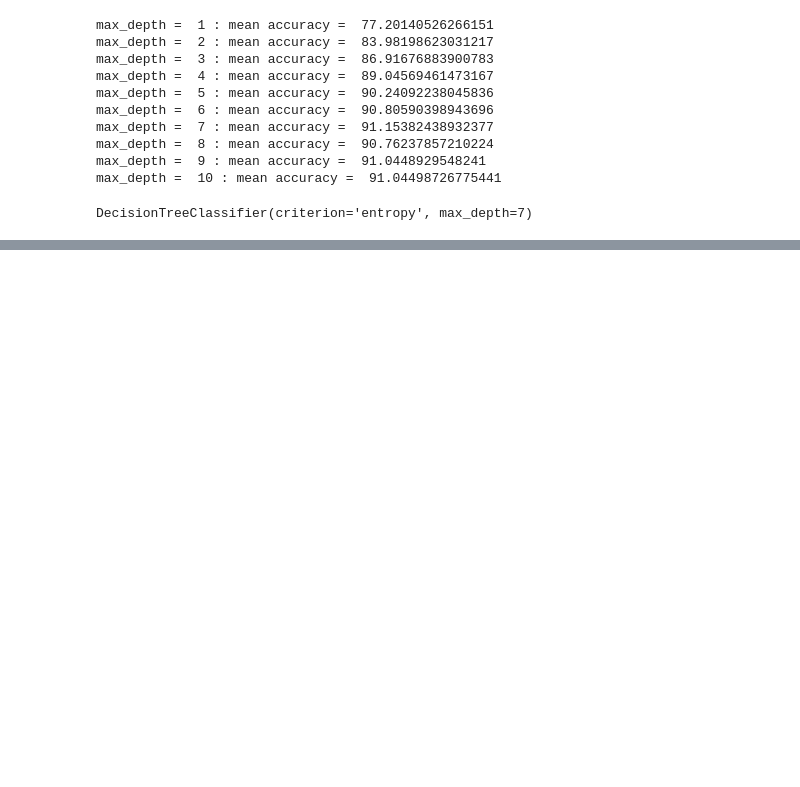
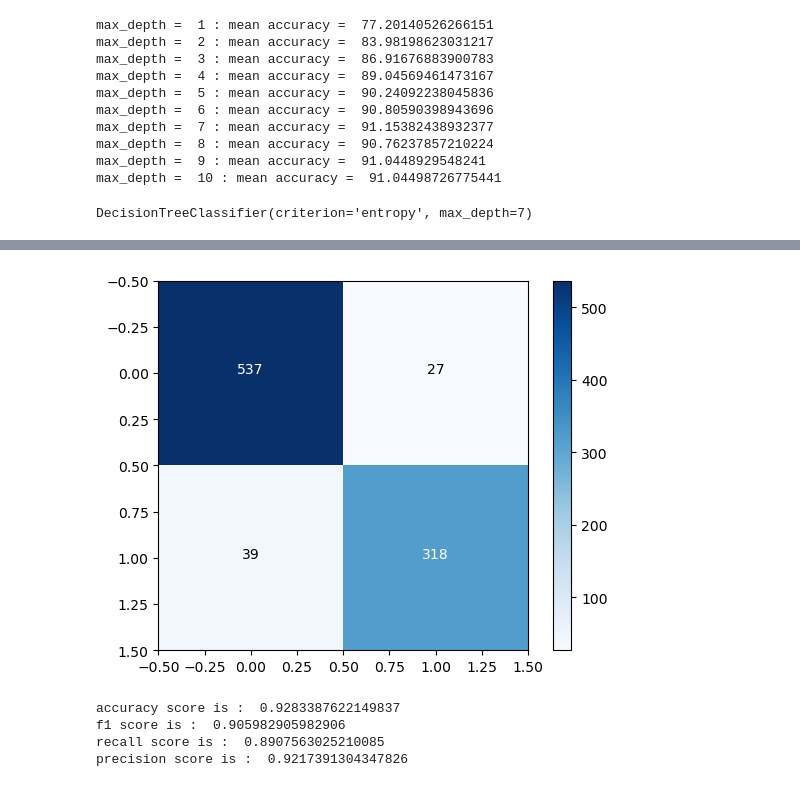
Before and after one commit to SachinHansaka/CM2604-Machine-Learning-CW, a Jupyter notebook: Decision Tree Model/DecisionTree_spambase.ipynb, the cells around one changed output, grey strips where cells are left out. Saved outputs shown, nothing was run; the diff lists cells and outputs as text; code cells hidden in the pictures; blank space fills up the shorter version.

```diff
--- a/Decision Tree Model/DecisionTree_spambase.ipynb
+++ b/Decision Tree Model/DecisionTree_spambase.ipynb
@@ -165,0 +145,19 @@ print(cm)
+# %%
+import matplotlib.pyplot as plt
+import numpy as np
+
+# Plot confusion matrix
+plt.imshow(cm, cmap='Blues', interpolation='nearest')
+plt.colorbar()
+tick_marks = np.arange(len(set(y_test)))
+
+# Add values to confusion matrix plot
+thresh = cm.max() / 2.
+for i, j in np.ndindex(cm.shape):
+    plt.text(j, i, cm[i, j],
+             horizontalalignment="center",
+             color="white" if cm[i, j] > thresh else "black")
+
+plt.show()
+# %% [output]
+[figure, added]
@@ -166,3 +171,13 @@ print(cm)
+# %%
+print("accuracy score is : ", accuracy)
+print("f1 score is : ", f1)
+print("recall score is : ", recall)
+print("precision score is : ", precision)
+# %% [output]
+accuracy score is :  0.9283387622149837
+f1 score is :  0.905982905982906
+recall score is :  0.8907563025210085
+precision score is :  0.9217391304347826
 # %%
 from sklearn.metrics import classification_report
 print(classification_report(y_test,y_pred))
```
Also changed, not shown: parts of 5 cells of this notebook, 1 other file.
